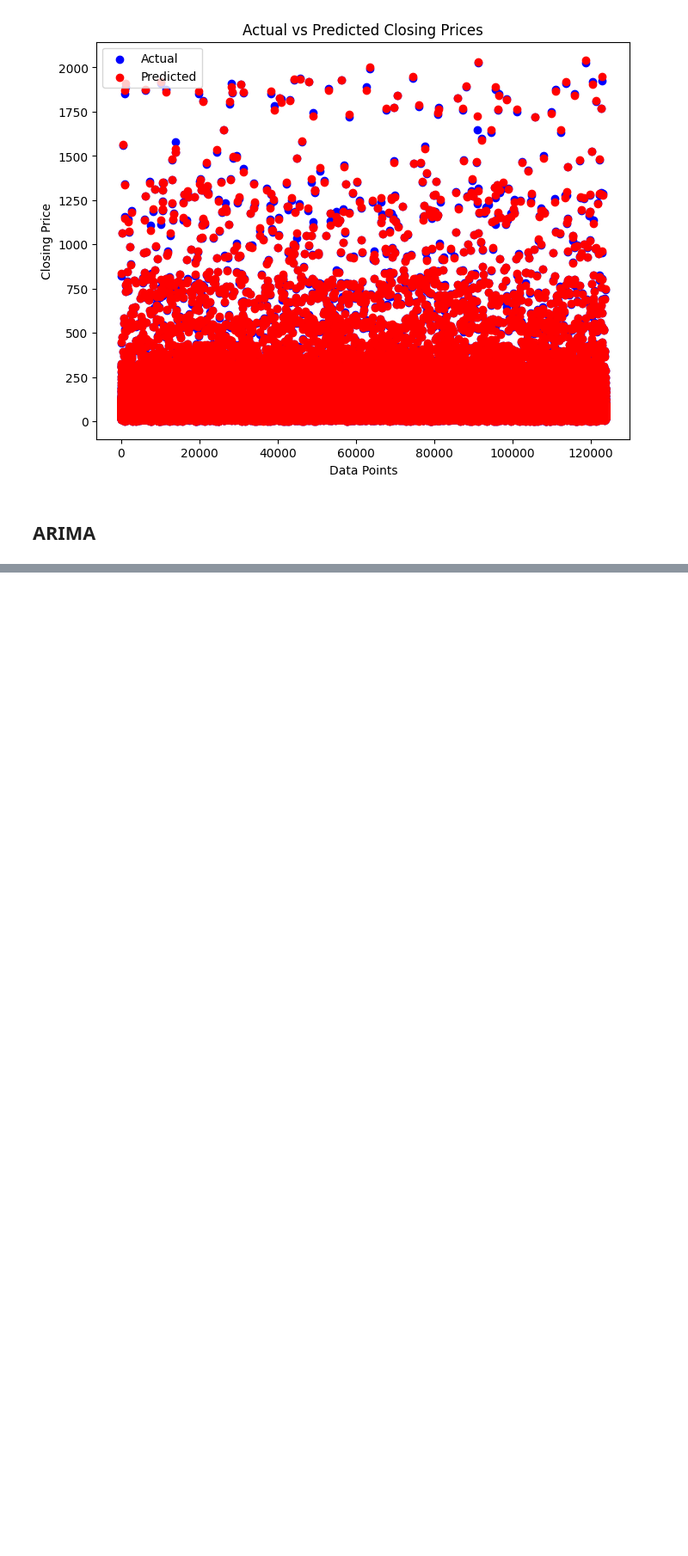
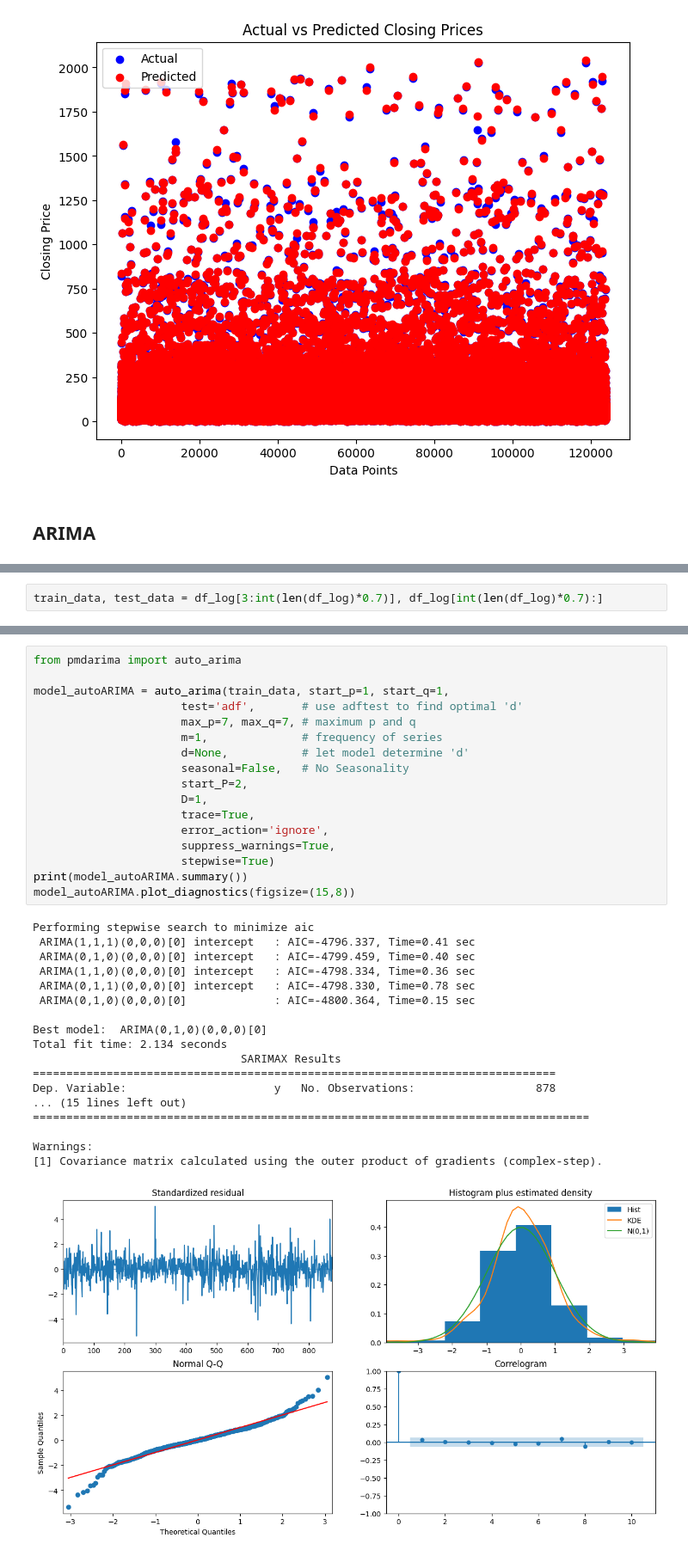
Before and after one commit to paarthvisharma/StockPricePrediction, a Jupyter notebook: StockPrediction.ipynb, the cells around one changed output, grey strips where cells are left out. Shown at 86% size. Drawn from its saved outputs; the diff is of its cells as text; blank space fills up the shorter version.

Commit message:
ARIMA updated

```diff
--- a/StockPrediction.ipynb
+++ b/StockPrediction.ipynb
@@ -720,0 +677,2 @@ R-squared for ARIMA Model:  0.9975688342117737
+# %%
+train_data, test_data = df_log[3:int(len(df_log)*0.7)], df_log[int(len(df_log)*0.7):]
@@ -720,0 +698,36 @@ R-squared for ARIMA Model:  0.9975688342117737
+# %%
+from pmdarima import auto_arima
+
+model_autoARIMA = auto_arima(train_data, start_p=1, start_q=1,
+                      test='adf',       # use adftest to find optimal 'd'
+                      max_p=7, max_q=7, # maximum p and q
+                      m=1,              # frequency of series
+                      d=None,           # let model determine 'd'
+                      seasonal=False,   # No Seasonality
+                      start_P=2,
+                      D=1,
+                      trace=True,
+                      error_action='ignore',
+                      suppress_warnings=True,
+                      stepwise=True)
+print(model_autoARIMA.summary())
+model_autoARIMA.plot_diagnostics(figsize=(15,8))
+# %% [output]
+Performing stepwise search to minimize aic
+ ARIMA(1,1,1)(0,0,0)[0] intercept   : AIC=-4796.337, Time=0.41 sec
+ ARIMA(0,1,0)(0,0,0)[0] intercept   : AIC=-4799.459, Time=0.40 sec
+ ARIMA(1,1,0)(0,0,0)[0] intercept   : AIC=-4798.334, Time=0.36 sec
+ ARIMA(0,1,1)(0,0,0)[0] intercept   : AIC=-4798.330, Time=0.78 sec
+ ARIMA(0,1,0)(0,0,0)[0]             : AIC=-4800.364, Time=0.15 sec
+
+Best model:  ARIMA(0,1,0)(0,0,0)[0]
+Total fit time: 2.134 seconds
+                               SARIMAX Results
+==============================================================================
+Dep. Variable:                      y   No. Observations:                  878
+... (15 lines left out)
+===================================================================================
+
+Warnings:
+[1] Covariance matrix calculated using the outer product of gradients (complex-step).
+[figure, added]
```
Also changed, not shown: parts of 31 cells of this notebook.
